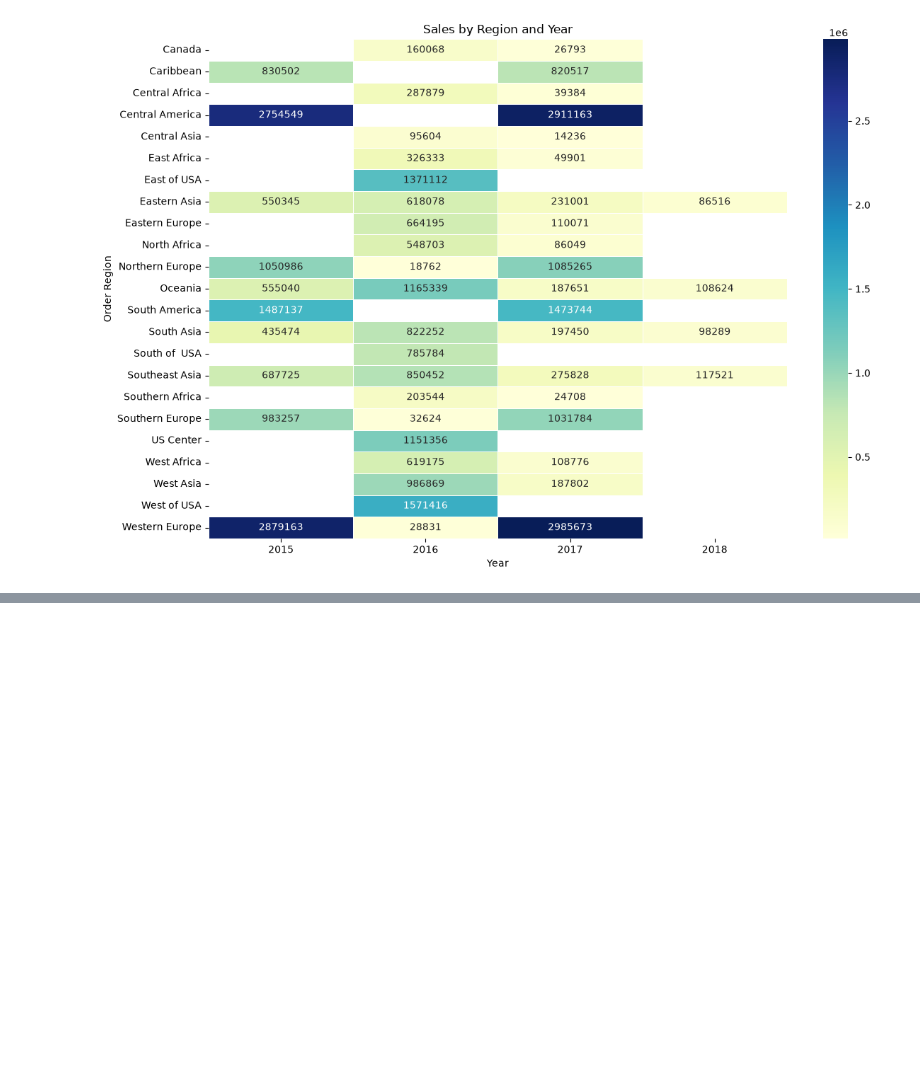
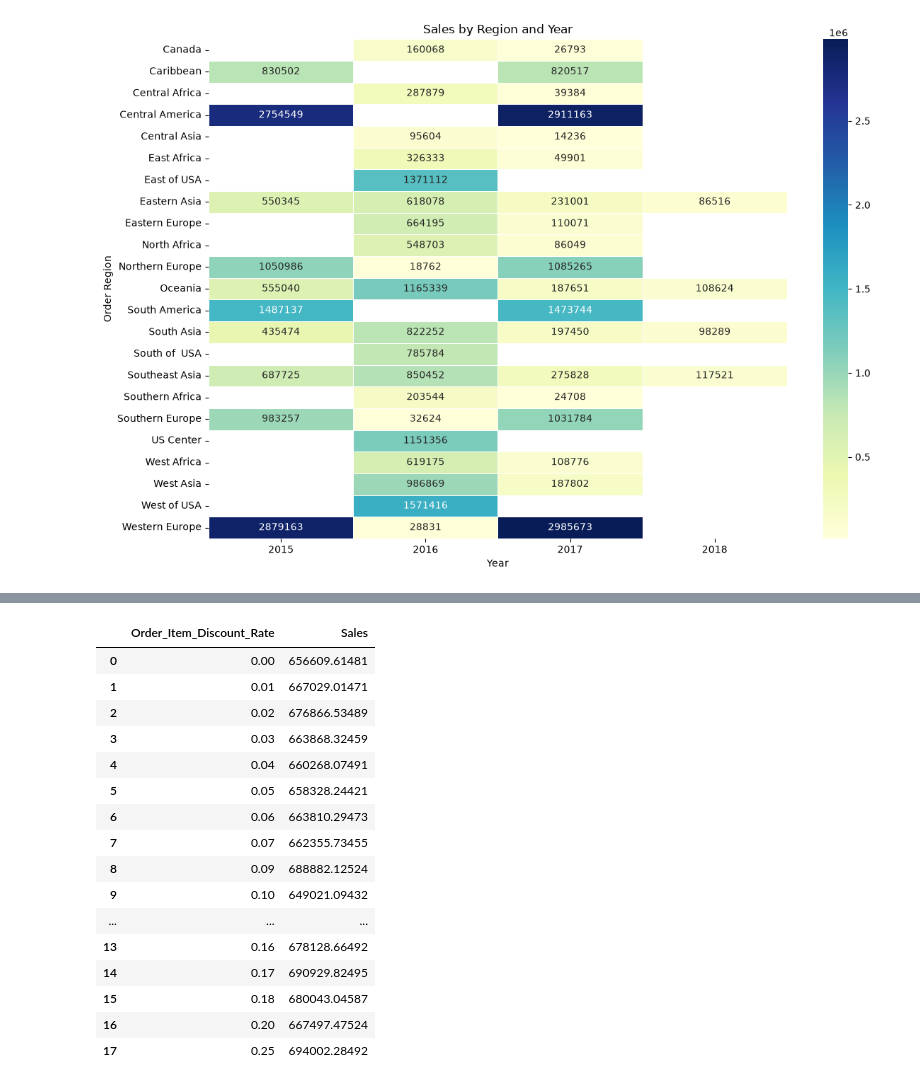
Before and after one commit to Mina-Makram-001/2B_Data_Science_Portfolio, a Jupyter notebook: 2_Cleaning_P2_&_EDA.ipynb, the cells around one changed output, grey strips where cells are left out. Saved outputs shown, nothing was run; the diff lists cells and outputs as text; code cells hidden in the pictures; blank space fills up the shorter version.

```diff
--- a/2_Cleaning_P2_&_EDA.ipynb
+++ b/2_Cleaning_P2_&_EDA.ipynb
@@ -367,0 +377,23 @@ plt.show()
+# %%
+(df_Com_Stat
+ .groupby('Order_Item_Discount_Rate')['Sales']
+ .sum()
+ .reset_index())
+# %% [output]
+|  | Order_Item_Discount_Rate | Sales |
+| 0 | 0.00 | 656609.61481 |
+| 1 | 0.01 | 667029.01471 |
+| 2 | 0.02 | 676866.53489 |
+| 3 | 0.03 | 663868.32459 |
+| 4 | 0.04 | 660268.07491 |
+| 5 | 0.05 | 658328.24421 |
+| 6 | 0.06 | 663810.29473 |
+| 7 | 0.07 | 662355.73455 |
+| 8 | 0.09 | 688882.12524 |
+| 9 | 0.10 | 649021.09432 |
+| ... | ... | ... |
+| 13 | 0.16 | 678128.66492 |
+| 14 | 0.17 | 690929.82495 |
+| 15 | 0.18 | 680043.04587 |
+| 16 | 0.20 | 667497.47524 |
+| 17 | 0.25 | 694002.28492 |
```
Also changed, not shown: parts of 4 cells of this notebook, 3 other files.
